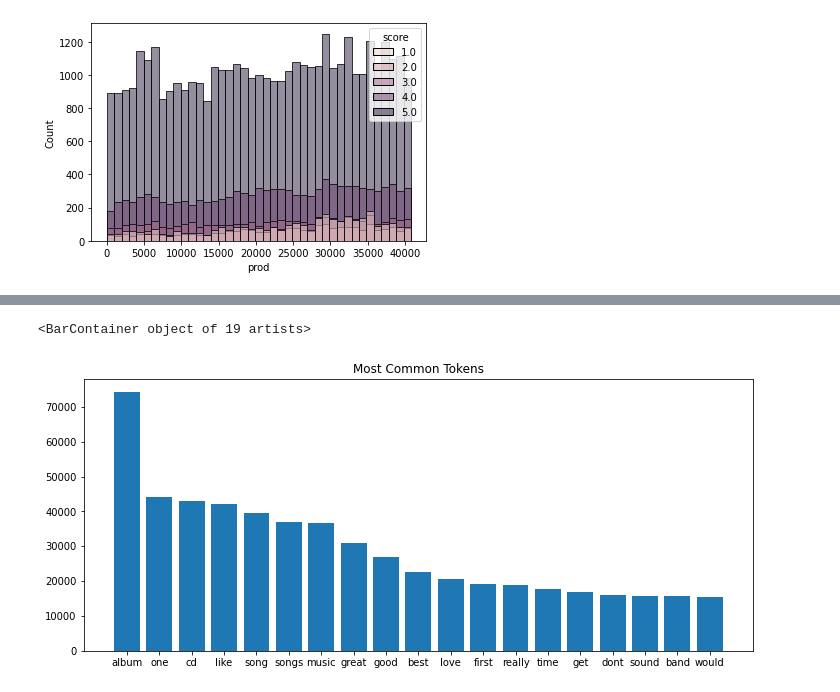
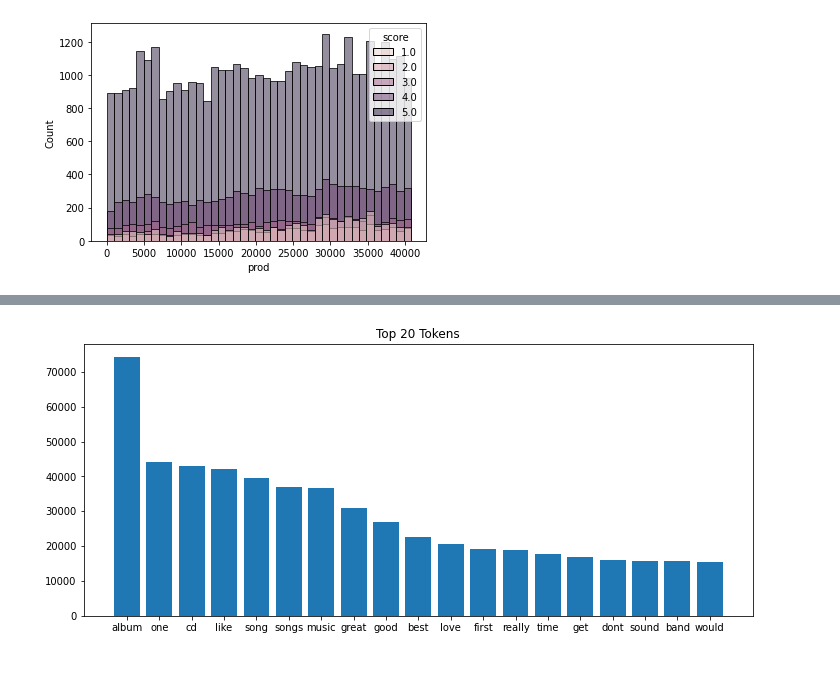
Before and after one commit to trsarje/AmazonMusicReview, a Jupyter notebook: AmazonMusic.ipynb, the cells around one changed output, grey strips where cells are left out. Drawn from its saved outputs; the diff is of its cells as text; code cells hidden in the pictures.

```diff
--- a/AmazonMusic.ipynb
+++ b/AmazonMusic.ipynb
@@ -80,17 +89,24 @@ plt.show()
 # %%
-word_counts = {}
-for tokens in reviwes:
-    for token in tokens:
-        if token in word_counts:
-            word_counts[token] += 1
-        else:
-            word_counts[token] = 1
+# Count frequency of words in reviews
+def word_freq(reviwes):
+  word_counts = {}
+  for tokens in reviwes:
+      for token in tokens:
+          if token in word_counts:
+              word_counts[token] += 1
+          else:
+              word_counts[token] = 1
 
-top_word_counts = sorted(word_counts.items(), key=lambda i: i[1], reverse=True)
+  top_word_counts = sorted(word_counts.items(), key=lambda i: i[1], reverse=True)
+  return top_word_counts
-# %%
-plt.figure(figsize=(12, 5))
-plt.title('Most Common Tokens')
-plt.bar(x=[x[0] for x in top_word_counts[1:20]], height=[x[1] for x in top_word_counts[1:20]])
-# %% [output]
-<BarContainer object of 19 artists>
-[figure, removed]
+# %%
+word_counts = word_freq(reviwes)
+word = [x[0] for x in word_counts[1:20]]
+count = [x[1] for x in word_counts[1:20]]
+
+plt.figure(figsize=(12, 5))
+plt.title('Top 20 Tokens')
+plt.bar(x=word, height=count)
+plt.show()
+# %% [output]
+[figure, added]
```
Also changed, not shown: parts of 6 cells of this notebook.
